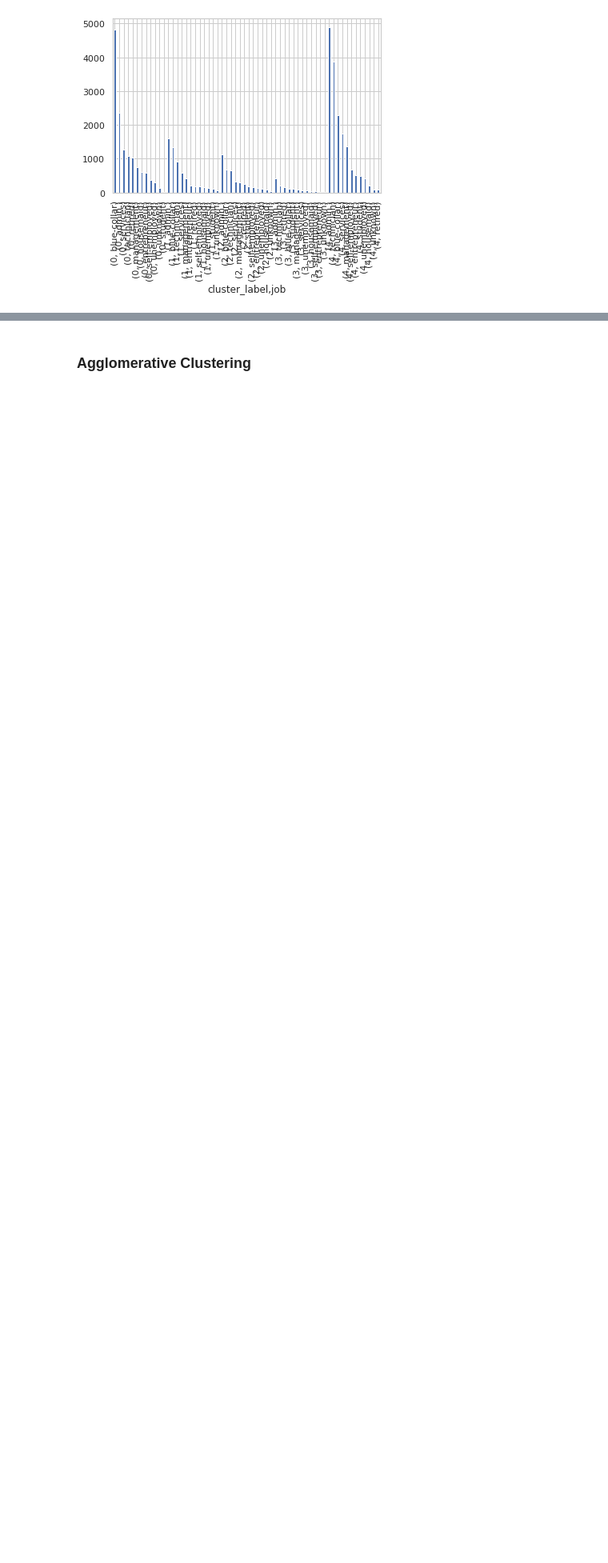
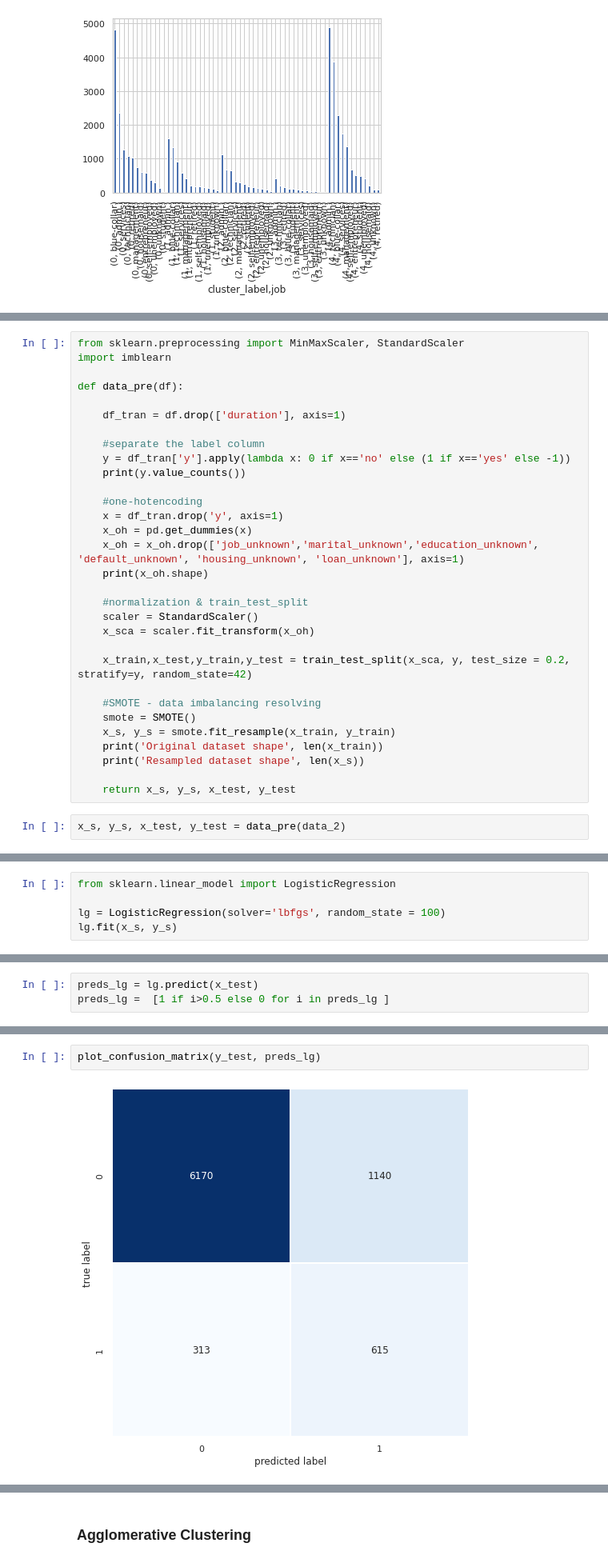
Before and after one commit to ShawnLiu119/Bank-Marketing_Clas-Clus-AppDev, a Jupyter notebook: BankMkting_Clustering_CustomerSegmentation.ipynb, the cells around one changed output, grey strips where cells are left out. Shown at 80% size. Drawn from its saved outputs; the diff is of its cells as text; blank space fills up the shorter version.

```diff
--- a/BankMkting_Clustering_CustomerSegmentation.ipynb
+++ b/BankMkting_Clustering_CustomerSegmentation.ipynb
@@ -278,0 +351,33 @@ d4.plot.bar()
+# %%
+from sklearn.preprocessing import MinMaxScaler, StandardScaler
+import imblearn
+
+def data_pre(df):
+
+    df_tran = df.drop(['duration'], axis=1)
+
+    #separate the label column
+    y = df_tran['y'].apply(lambda x: 0 if x=='no' else (1 if x=='yes' else -1))
+    print(y.value_counts())
+
+    #one-hotencoding
+    x = df_tran.drop('y', axis=1)
+    x_oh = pd.get_dummies(x)
+    x_oh = x_oh.drop(['job_unknown','marital_unknown','education_unknown', 'default_unknown', 'housing_unknown', 'loan_unknown'], axis=1)
+    print(x_oh.shape)
+
+    #normalization & train_test_split
+    scaler = StandardScaler()
+    x_sca = scaler.fit_transform(x_oh)
+
+    x_train,x_test,y_train,y_test = train_test_split(x_sca, y, test_size = 0.2, stratify=y, random_state=42)
+
+    #SMOTE - data imbalancing resolving
+    smote = SMOTE()
+    x_s, y_s = smote.fit_resample(x_train, y_train)
+    print('Original dataset shape', len(x_train))
+    print('Resampled dataset shape', len(x_s))
+
+    return x_s, y_s, x_test, y_test
+# %%
+x_s, y_s, x_test, y_test = data_pre(data_2)
@@ -278,0 +391,5 @@ d4.plot.bar()
+# %%
+from sklearn.linear_model import LogisticRegression
+
+lg = LogisticRegression(solver='lbfgs', random_state = 100)
+lg.fit(x_s, y_s)
@@ -278,0 +398,3 @@ d4.plot.bar()
+# %%
+preds_lg = lg.predict(x_test)
+preds_lg =  [1 if i>0.5 else 0 for i in preds_lg ]
@@ -278,0 +419,4 @@ d4.plot.bar()
+# %%
+plot_confusion_matrix(y_test, preds_lg)
+# %% [output]
+[figure, added]
```
Also changed, not shown: parts of 28 cells of this notebook.
